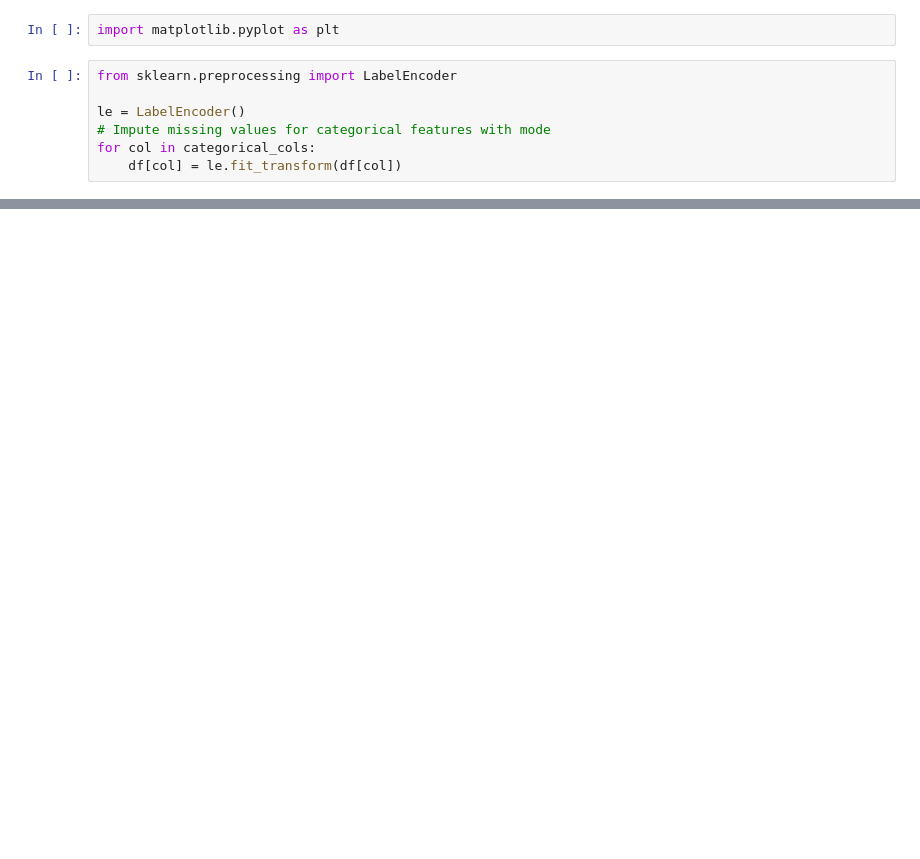
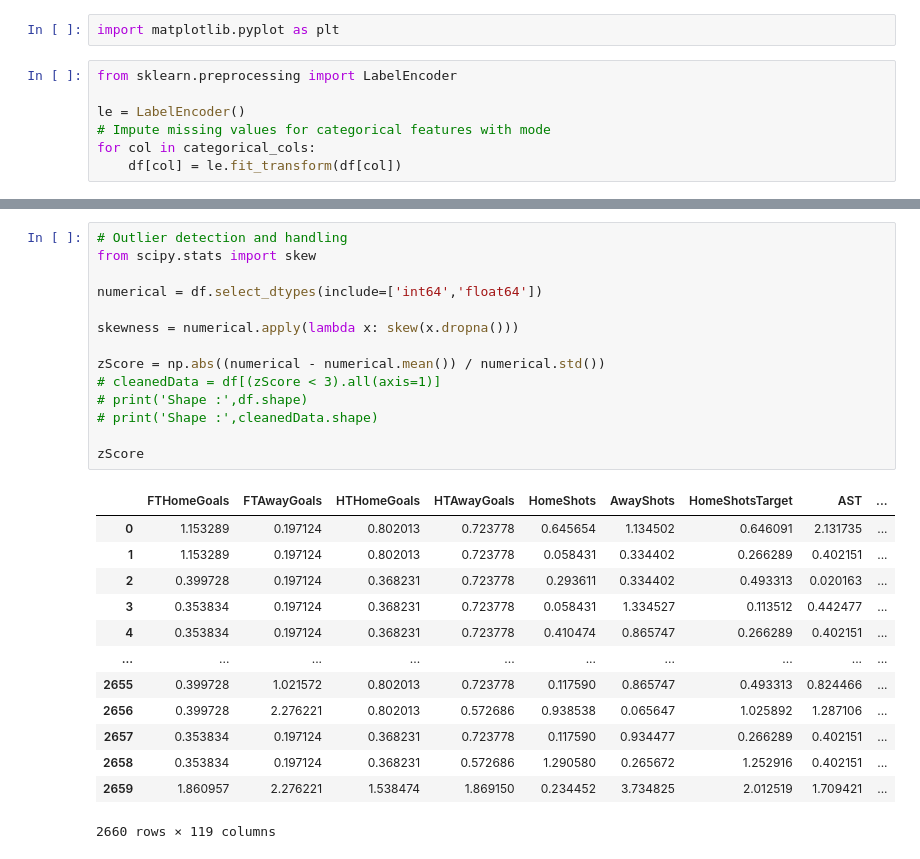
Before and after one commit to maharshi0706/Machine-Learning-Mini-Project, a Jupyter notebook: Data Cleaning/dataset.ipynb, the cells around one changed output, grey strips where cells are left out. Cells and saved outputs as stored; diff of their text form; blank space fills up the shorter version.

Commit message:
Modified data cleaning

```diff
--- a/Data Cleaning/dataset.ipynb
+++ b/Data Cleaning/dataset.ipynb
@@ -106,0 +85,28 @@ for column in df.columns:
+# %%
+# Outlier detection and handling
+from scipy.stats import skew
+
+numerical = df.select_dtypes(include=['int64','float64'])
+
+skewness = numerical.apply(lambda x: skew(x.dropna()))
+
+zScore = np.abs((numerical - numerical.mean()) / numerical.std())
+# cleanedData = df[(zScore < 3).all(axis=1)]
+# print('Shape :',df.shape)
+# print('Shape :',cleanedData.shape)
+
+zScore
+# %% [output]
+|  | FTHomeGoals | FTAwayGoals | HTHomeGoals | HTAwayGoals | HomeShots | AwayShots | HomeShotsTarget | AST | ... |
+| 0 | 1.153289 | 0.197124 | 0.802013 | 0.723778 | 0.645654 | 1.134502 | 0.646091 | 2.131735 | ... |
+| 1 | 1.153289 | 0.197124 | 0.802013 | 0.723778 | 0.058431 | 0.334402 | 0.266289 | 0.402151 | ... |
+| 2 | 0.399728 | 0.197124 | 0.368231 | 0.723778 | 0.293611 | 0.334402 | 0.493313 | 0.020163 | ... |
+| 3 | 0.353834 | 0.197124 | 0.368231 | 0.723778 | 0.058431 | 1.334527 | 0.113512 | 0.442477 | ... |
+| 4 | 0.353834 | 0.197124 | 0.368231 | 0.723778 | 0.410474 | 0.865747 | 0.266289 | 0.402151 | ... |
+| ... | ... | ... | ... | ... | ... | ... | ... | ... | ... |
+| 2655 | 0.399728 | 1.021572 | 0.802013 | 0.723778 | 0.117590 | 0.865747 | 0.493313 | 0.824466 | ... |
+| 2656 | 0.399728 | 2.276221 | 0.802013 | 0.572686 | 0.938538 | 0.065647 | 1.025892 | 1.287106 | ... |
+| 2657 | 0.353834 | 0.197124 | 0.368231 | 0.723778 | 0.117590 | 0.934477 | 0.266289 | 0.402151 | ... |
+| 2658 | 0.353834 | 0.197124 | 0.368231 | 0.572686 | 1.290580 | 0.265672 | 1.252916 | 0.402151 | ... |
+| 2659 | 1.860957 | 2.276221 | 1.538474 | 1.869150 | 0.234452 | 3.734825 | 2.012519 | 1.709421 | ... |
+2660 rows × 119 columns
```
Also changed, not shown: parts of 7 cells of this notebook.
